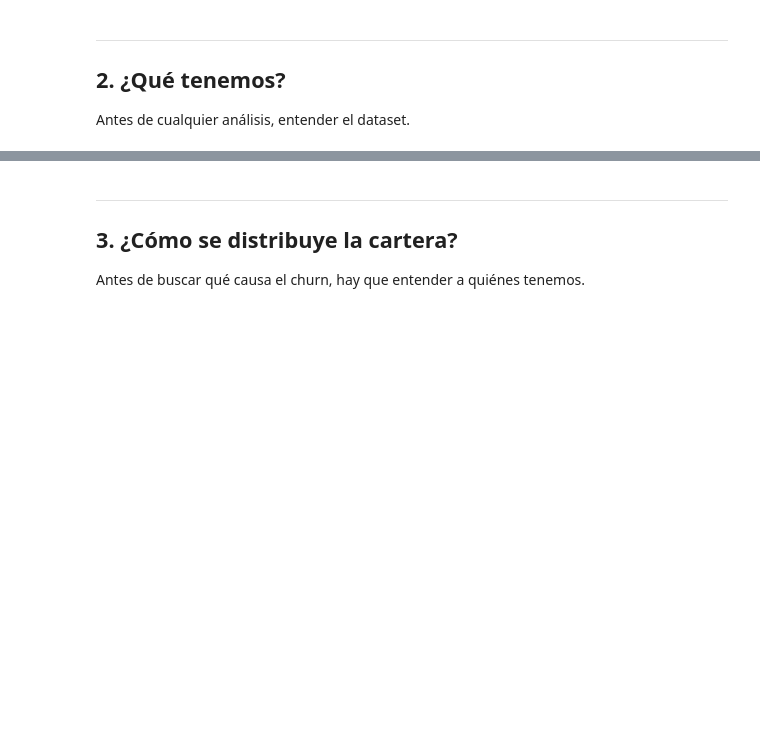
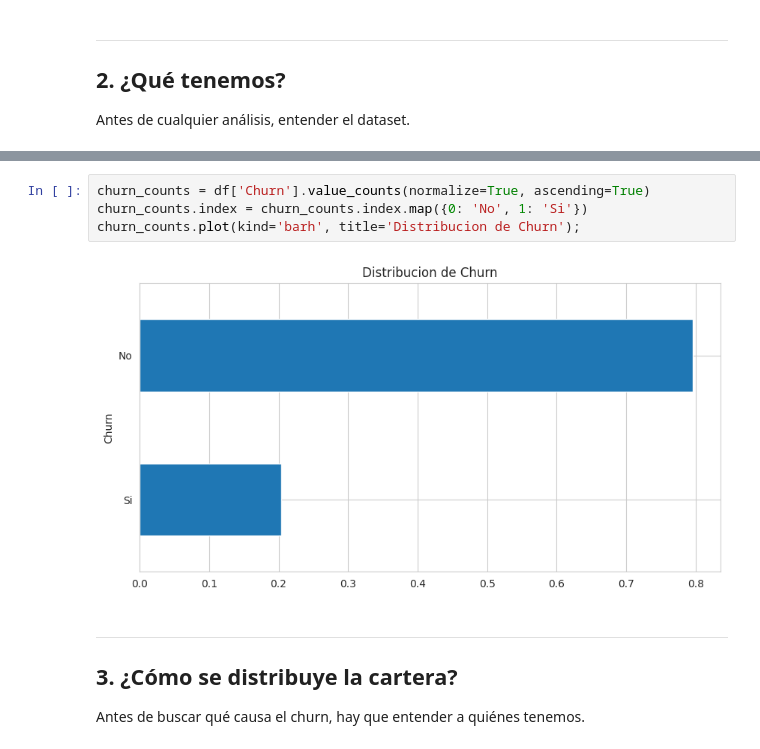
Before and after one commit to camilojaure/itba-pad, a Jupyter notebook: Clase 1/Clase_1_Intro.ipynb, the cells around one changed output, grey strips where cells are left out. Saved outputs shown, nothing was run; the diff lists cells and outputs as text; blank space fills up the shorter version.

```diff
--- a/Clase 1/Clase_1_Intro.ipynb
+++ b/Clase 1/Clase_1_Intro.ipynb
@@ -55,3 +102,9 @@ print(f'Clientes que se fueron: {df["Churn"].sum():,} de {len(df):,} ({tasa:.1%}
+# %%
+churn_counts = df['Churn'].value_counts(normalize=True, ascending=True)
+churn_counts.index = churn_counts.index.map({0: 'No', 1: 'Si'})
+churn_counts.plot(kind='barh', title='Distribucion de Churn');
+# %% [output]
+[figure, added]
 # %% [markdown]
 ---
 ## 3. ¿Cómo se distribuye la cartera?
```
Also changed, not shown: parts of 21 cells of this notebook.
